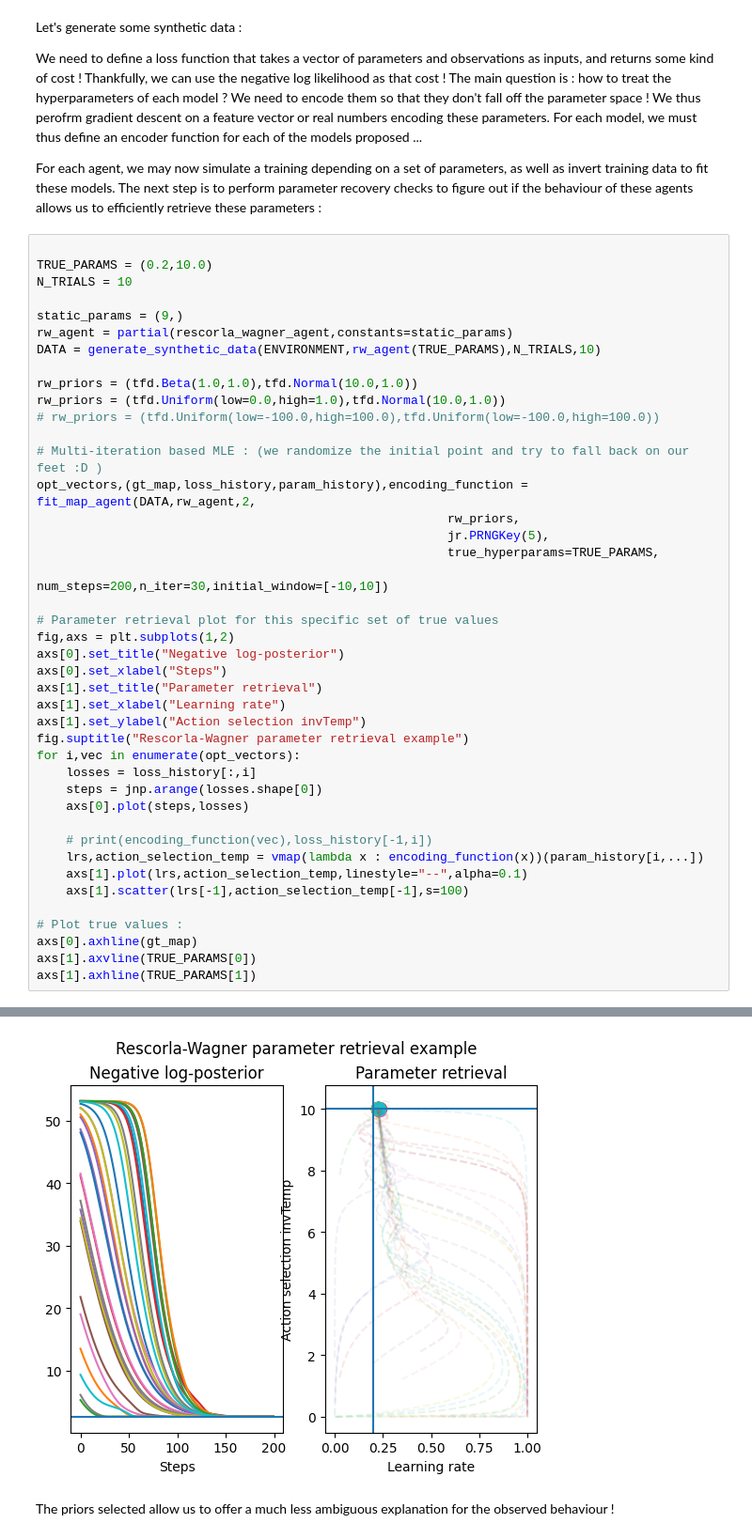
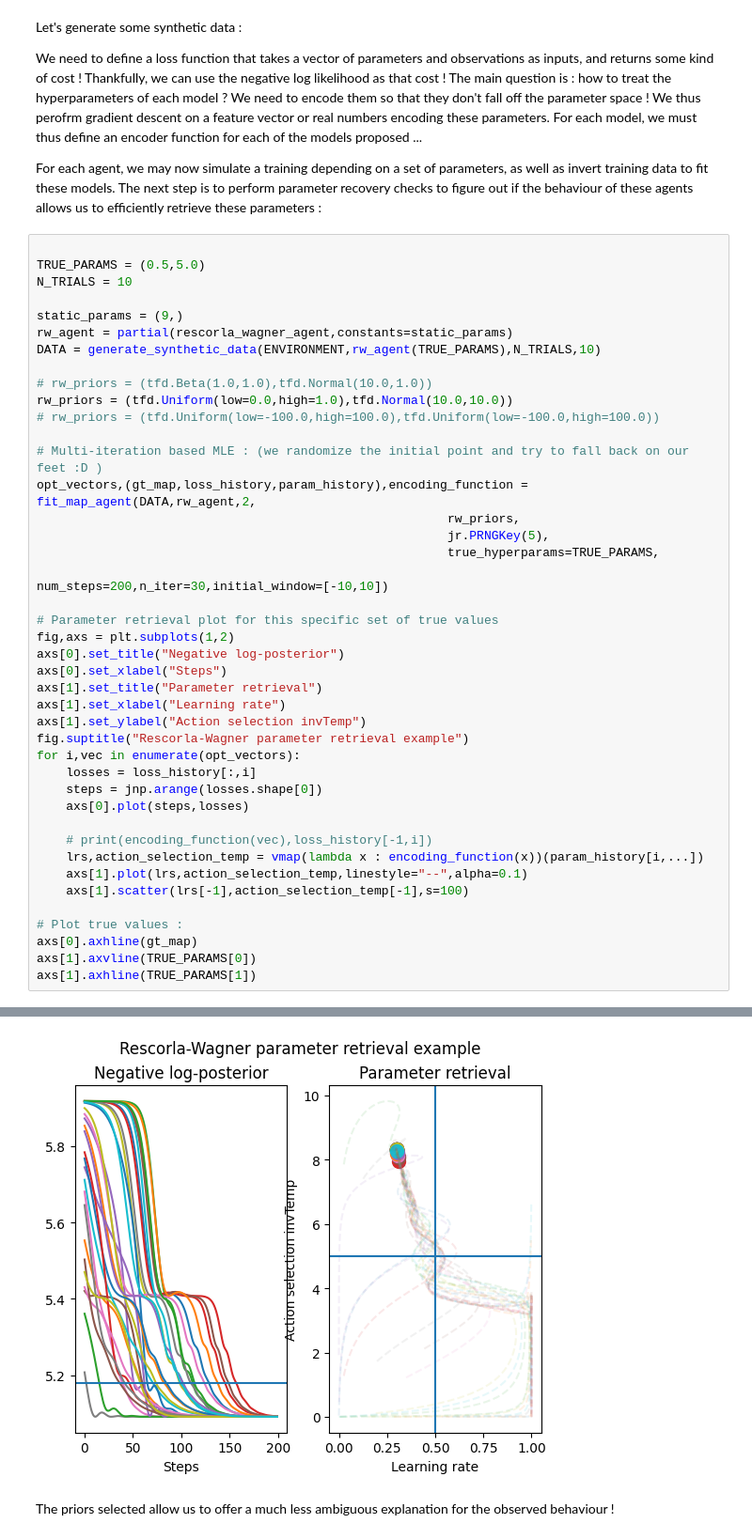
Before and after one commit to Erresthor/Behavioural_analog_to_BCI_training, a Jupyter notebook: computational_modeling_106_map_fitting.ipynb, the cells around one changed output, grey strips where cells are left out. Shown at 94% size. Drawn from its saved outputs; the diff is of its cells as text.

```diff
--- a/computational_modeling_106_map_fitting.ipynb
+++ b/computational_modeling_106_map_fitting.ipynb
@@ -56,15 +56,15 @@ We need to encode them so that they don't fall off the parameter space ! We thus
 For each agent, we may now simulate a training depending on a set of parameters, as well as invert training data to fit these models. The next step is to perform parameter recovery checks to figure out if the behaviour of these agents allows us to efficiently retrieve these parameters :
 # %%
 
-TRUE_PARAMS = (0.2,10.0)
+TRUE_PARAMS = (0.5,5.0)
 N_TRIALS = 10
 
 static_params = (9,)
 rw_agent = partial(rescorla_wagner_agent,constants=static_params)
 DATA = generate_synthetic_data(ENVIRONMENT,rw_agent(TRUE_PARAMS),N_TRIALS,10)
 
-rw_priors = (tfd.Beta(1.0,1.0),tfd.Normal(10.0,1.0))
-rw_priors = (tfd.Uniform(low=0.0,high=1.0),tfd.Normal(10.0,1.0))
+# rw_priors = (tfd.Beta(1.0,1.0),tfd.Normal(10.0,1.0))
+rw_priors = (tfd.Uniform(low=0.0,high=1.0),tfd.Normal(10.0,10.0))
 # rw_priors = (tfd.Uniform(low=-100.0,high=100.0),tfd.Uniform(low=-100.0,high=100.0))
 
 # Multi-iteration based MLE : (we randomize the initial point and try to fall back on our feet :D )
@@ -81,34 +81,34 @@ axs[0].set_xlabel("Steps")
 axs[1].set_title("Parameter retrieval")
 axs[1].set_xlabel("Learning rate")
 axs[1].set_ylabel("Action selection invTemp")
 fig.suptitle("Rescorla-Wagner parameter retrieval example")
 for i,vec in enumerate(opt_vectors):
     losses = loss_history[:,i]
     steps = jnp.arange(losses.shape[0])
     axs[0].plot(steps,losses)
 
     # print(encoding_function(vec),loss_history[-1,i])
     lrs,action_selection_temp = vmap(lambda x : encoding_function(x))(param_history[i,...])
     axs[1].plot(lrs,action_selection_temp,linestyle="--",alpha=0.1)
     axs[1].scatter(lrs[-1],action_selection_temp[-1],s=100)
 
 # Plot true values :
 axs[0].axhline(gt_map)
 axs[1].axvline(TRUE_PARAMS[0])
 axs[1].axhline(TRUE_PARAMS[1])
 # %% [output]
 Trial 0
 Trial 1
 Trial 2
 Trial 3
 Trial 4
 Trial 5
 Trial 6
 Trial 7
 Trial 8
 Trial 9
 <matplotlib.lines.Line2D at 0x...>
-[figure, old version]
+[figure, new version]
 # %% [markdown]
 The priors selected allow us to offer a much less ambiguous explanation for the observed behaviour !
 # %%
```
Also changed, not shown: parts of 8 cells of this notebook, 16 other files.
